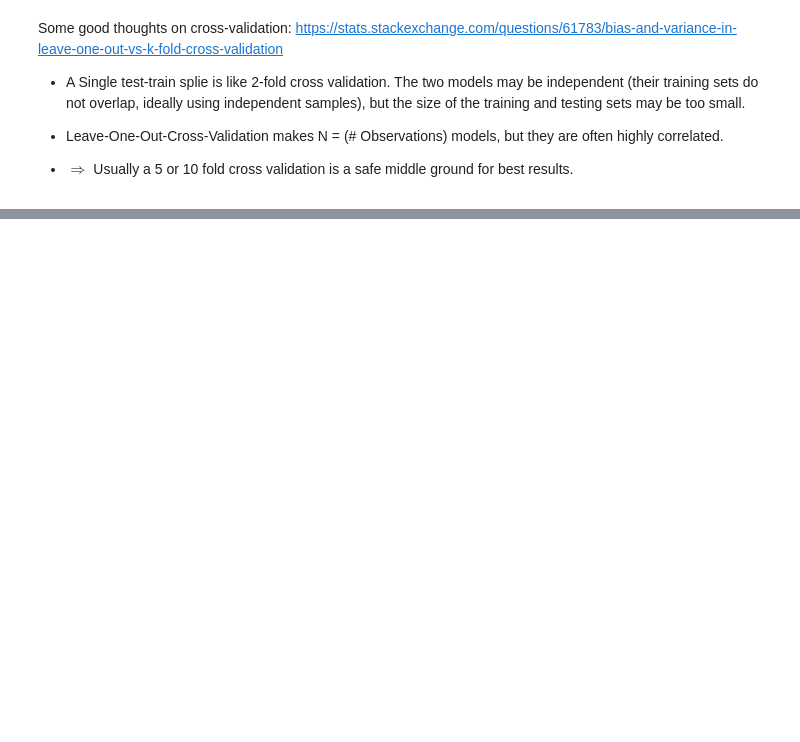
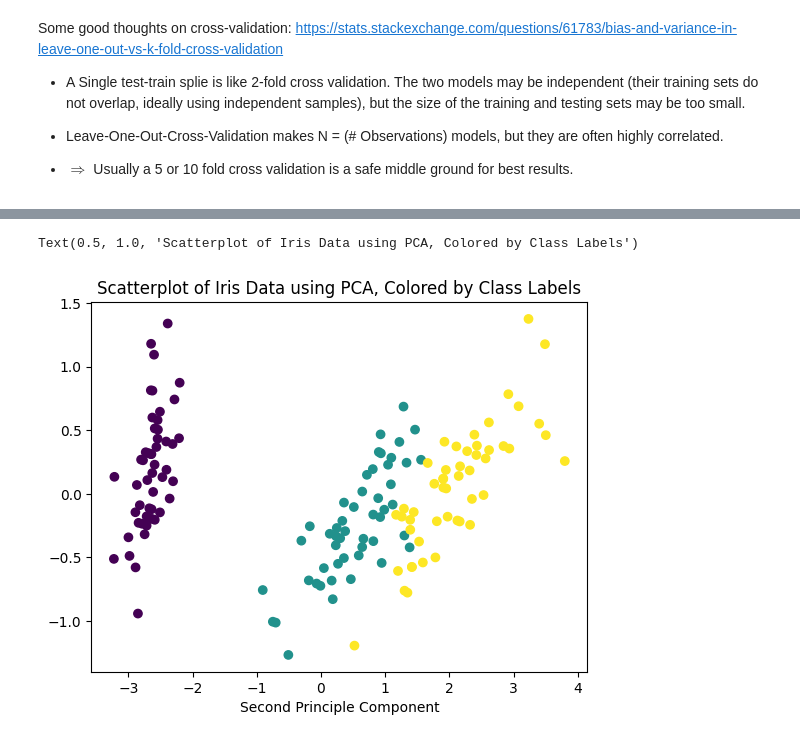
Before and after one commit to wbasener/Classification-in-Python, a Jupyter notebook: KNN.ipynb, the cells around one changed output, grey strips where cells are left out. Drawn from its saved outputs; the diff is of its cells as text; code cells hidden in the pictures; blank space fills up the shorter version.

```diff
--- a/KNN.ipynb
+++ b/KNN.ipynb
@@ -179,0 +198,12 @@ plt.title("KNN Cross-Validated Accuracy (Optimal k = "+str(k_max)+")");
+# %%
+pca = PCA(n_components=2)
+data_pca = pca.fit_transform(data)
+
+# plot the data
+plt.scatter(data_pca[:, 0], data_pca[:, 1], c=labels)
+plt.xlabel('First Principle Component')
+plt.xlabel('Second Principle Component')
+plt.title('Scatterplot of Iris Data using PCA, Colored by Class Labels')
+# %% [output]
+Text(0.5, 1.0, 'Scatterplot of Iris Data using PCA, Colored by Class Labels')
+[figure, added]
```
Also changed, not shown: parts of 12 cells of this notebook.
